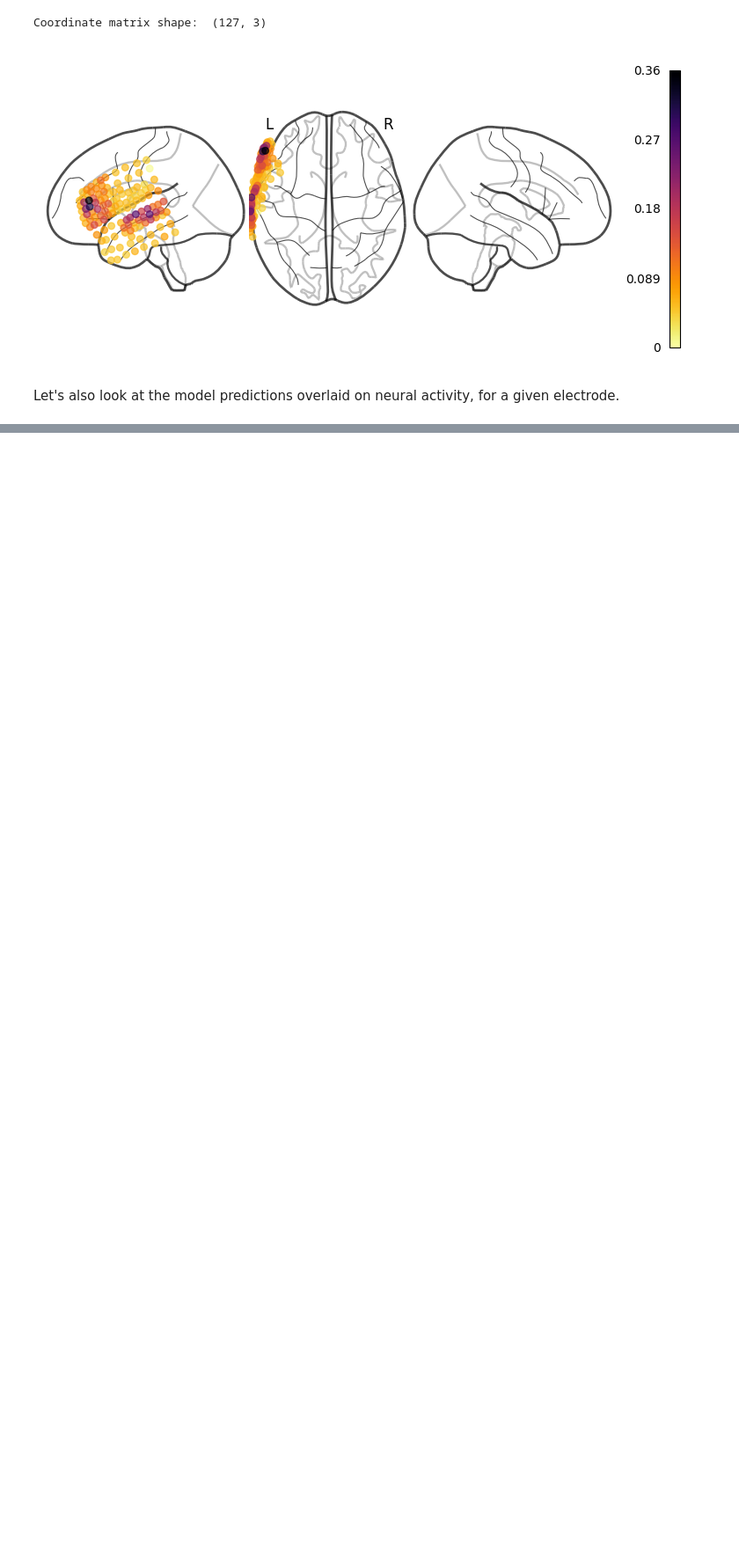
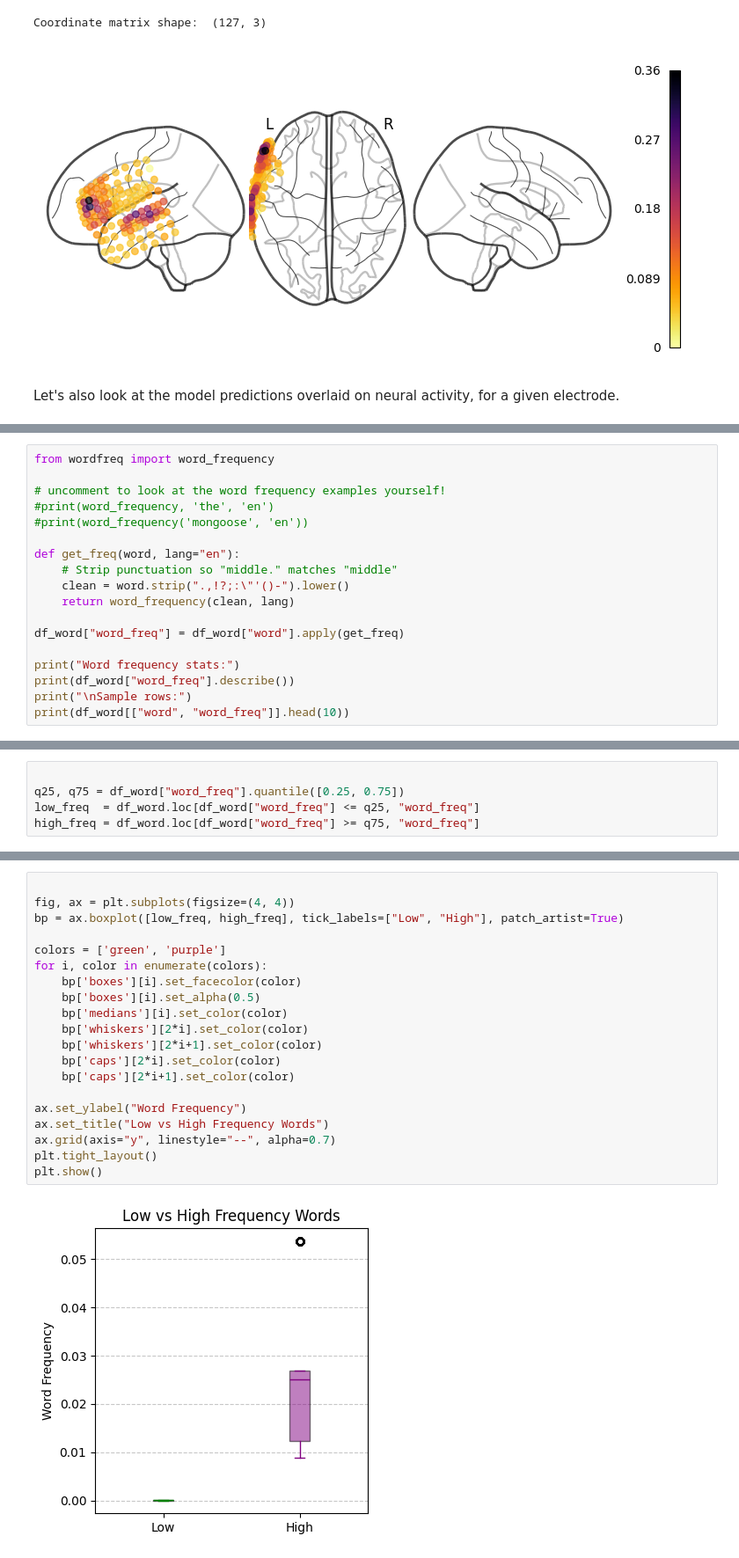
Before and after one commit to bootstrapbill/encoding_model_tutorial, a Jupyter notebook: notebooks/encoding_tutorial.ipynb, the cells around one changed output, grey strips where cells are left out. Shown at 88% size. Cells and saved outputs as stored; diff of their text form; blank space fills up the shorter version.

```diff
--- a/notebooks/encoding_tutorial.ipynb
+++ b/notebooks/encoding_tutorial.ipynb
@@ -503,0 +542,18 @@ So we've successfully fit a model to predict brain responses to speech using wor
+# %%
+from wordfreq import word_frequency
+
+# uncomment to look at the word frequency examples yourself!
+#print(word_frequency, 'the', 'en')
+#print(word_frequency('mongoose', 'en'))
+
+def get_freq(word, lang="en"):
+    # Strip punctuation so "middle." matches "middle"
+    clean = word.strip(".,!?;:\"'()-").lower()
+    return word_frequency(clean, lang)
+
+df_word["word_freq"] = df_word["word"].apply(get_freq)
+
+print("Word frequency stats:")
+print(df_word["word_freq"].describe())
+print("\nSample rows:")
+print(df_word[["word", "word_freq"]].head(10))
@@ -503,0 +580,5 @@ So we've successfully fit a model to predict brain responses to speech using wor
+# %%
+
+q25, q75 = df_word["word_freq"].quantile([0.25, 0.75])
+low_freq  = df_word.loc[df_word["word_freq"] <= q25, "word_freq"]
+high_freq = df_word.loc[df_word["word_freq"] >= q75, "word_freq"]
@@ -503,0 +587,22 @@ So we've successfully fit a model to predict brain responses to speech using wor
+# %%
+
+fig, ax = plt.subplots(figsize=(4, 4))
+bp = ax.boxplot([low_freq, high_freq], tick_labels=["Low", "High"], patch_artist=True)
+
+colors = ['green', 'purple']
+for i, color in enumerate(colors):
+    bp['boxes'][i].set_facecolor(color)
+    bp['boxes'][i].set_alpha(0.5)
+    bp['medians'][i].set_color(color)
+    bp['whiskers'][2*i].set_color(color)
+    bp['whiskers'][2*i+1].set_color(color)
+    bp['caps'][2*i].set_color(color)
+    bp['caps'][2*i+1].set_color(color)
+
+ax.set_ylabel("Word Frequency")
+ax.set_title("Low vs High Frequency Words")
+ax.grid(axis="y", linestyle="--", alpha=0.7)
+plt.tight_layout()
+plt.show()
+# %% [output]
+[figure, added]
```
Also changed, not shown: parts of 19 cells of this notebook.
